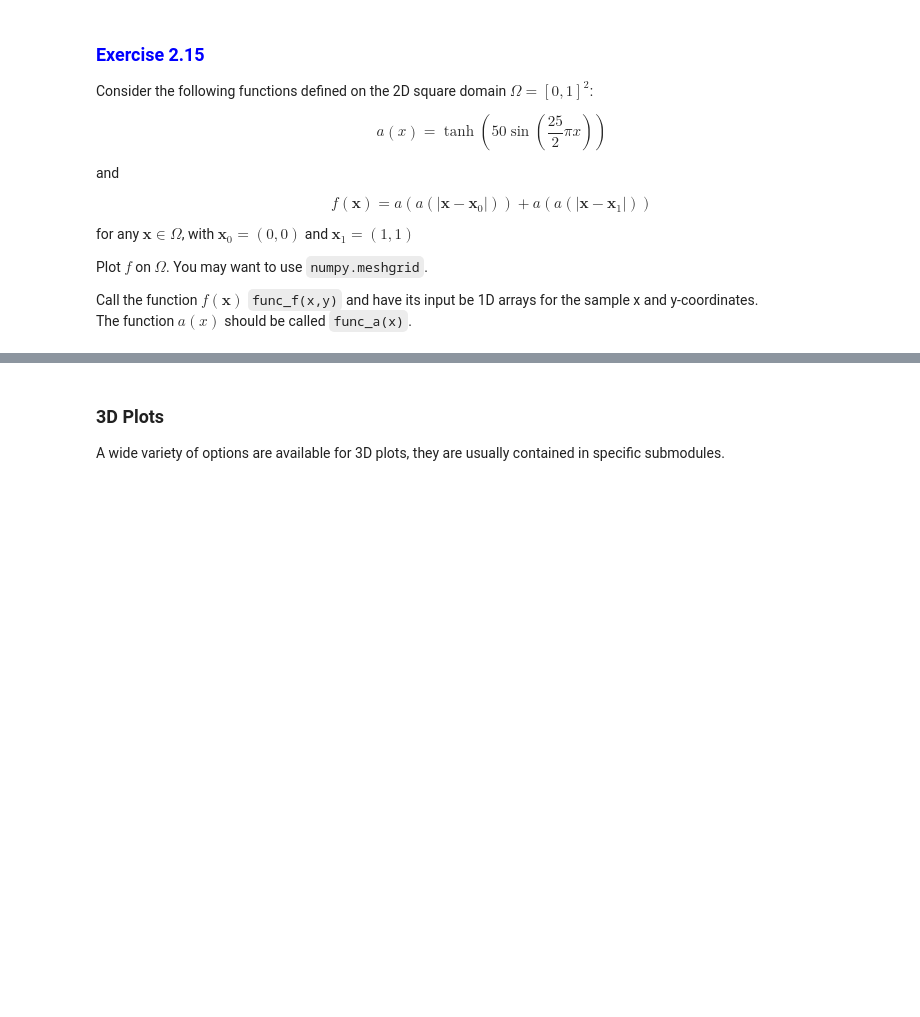
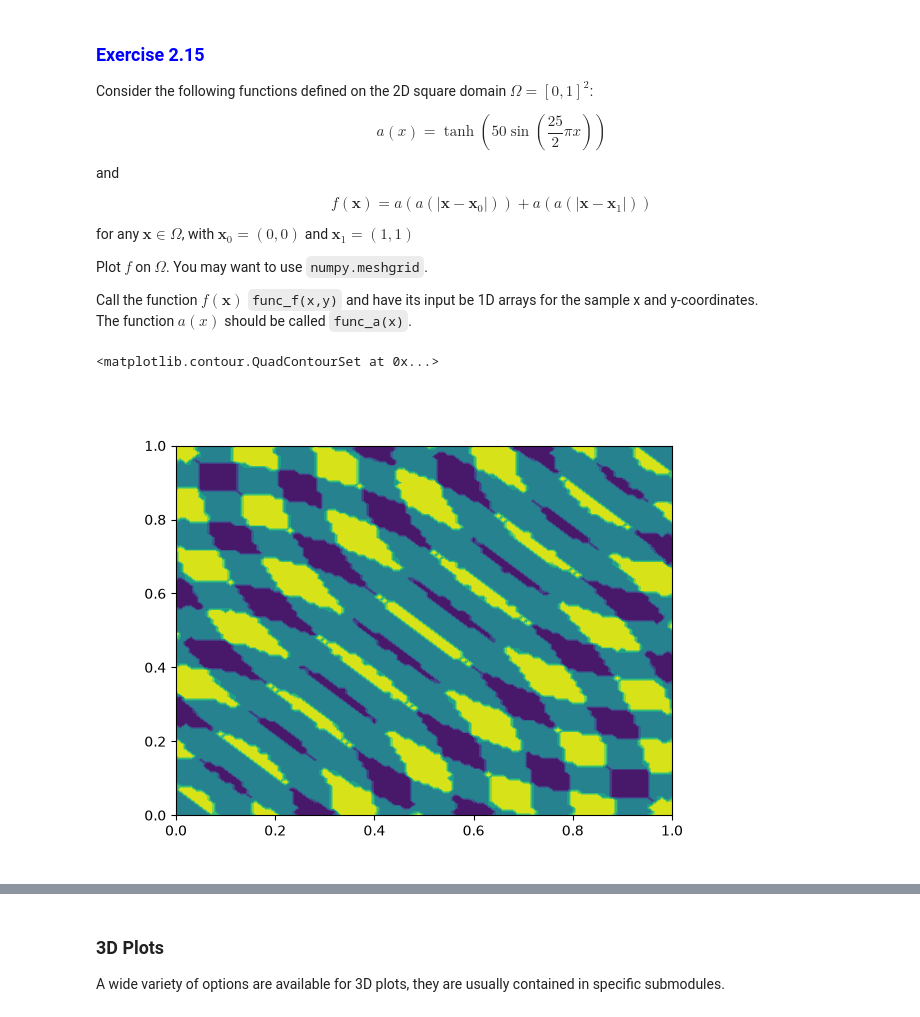
Before and after one commit to ada-dk1526/mpm-2026-lectures, a Jupyter notebook: Lecture02/lecture.ipynb, the cells around one changed output, grey strips where cells are left out. Drawn from its saved outputs; the diff is of its cells as text; code cells hidden in the pictures; blank space fills up the shorter version.

```diff
--- a/Lecture02/lecture.ipynb
+++ b/Lecture02/lecture.ipynb
@@ -1673,3 +1744,24 @@ fig = plt.figure()
+# %%
+fig = plt.figure()
+## Solution...
+def func_a(x):
+    return np.tanh(50*np.sin((25/2)*np.pi*x))
+
+def func_f(x, y):
+    x,y = np.meshgrid(x, y)
+    x0 = [0,0]
+    x1 = [1,1]
+    r0 = ((x - x0[0])**2 + (y - x0[1])**2)**0.5
+    r1 = ((x - x1[0])**2 + (y - x1[1])**2)**0.5
+    return func_a(func_a(r0)) + func_a(func_a(r1))
+
+x = np.linspace(0, 1, 101)
+y = np.linspace(0, 1, 101)
+Z = func_f(x,y)
+plt.contourf(x,y, Z)
+# %% [output]
+<matplotlib.contour.QuadContourSet at 0x...>
+[figure, added]
 # %%
 # Check your answer by running this cell (don't change it). If an assertion fails, its message says what to look at.
 assert np.isclose(func_a(0.0), 0.0) and np.isclose(func_a(0.04), np.tanh(50.0)), "func_a does not match a(x)"
```
Also changed, not shown: parts of 45 cells of this notebook, 7 other files.
